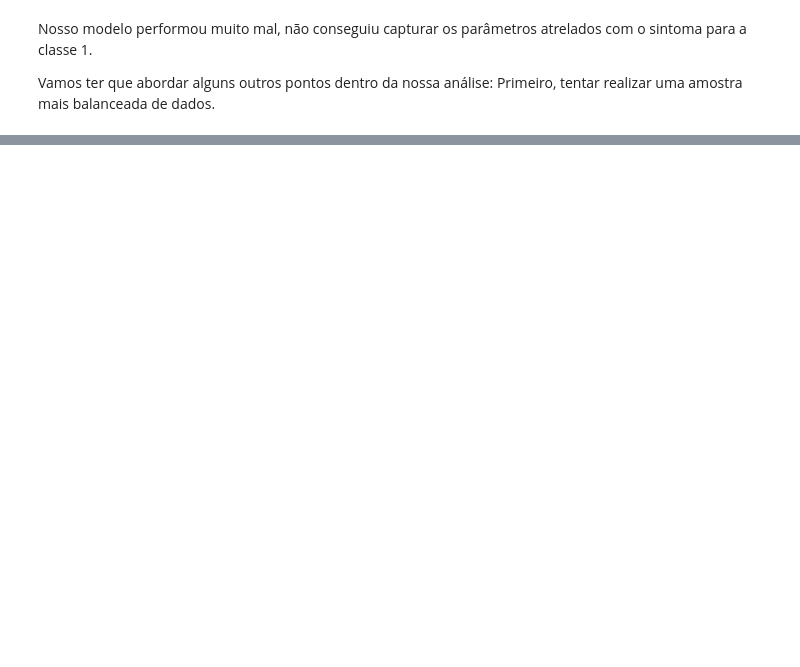
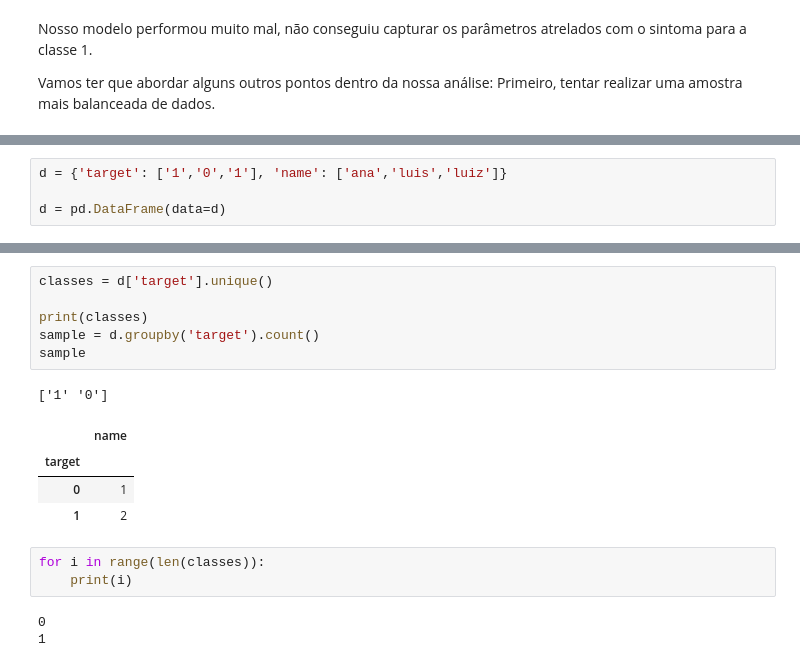
Before and after one commit to LuizAlbino/nhnes-data-project, a Jupyter notebook: logistic-regression.ipynb, the cells around one changed output, grey strips where cells are left out. Saved outputs shown, nothing was run; the diff lists cells and outputs as text; blank space fills up the shorter version.

```diff
--- a/logistic-regression.ipynb
+++ b/logistic-regression.ipynb
@@ -196,0 +242,4 @@ Vamos ter que abordar alguns outros pontos dentro da nossa análise: Primeiro, t
+# %%
+d = {'target': ['1','0','1'], 'name': ['ana','luis','luiz']}
+
+d = pd.DataFrame(data=d)
@@ -196,0 +257,18 @@ Vamos ter que abordar alguns outros pontos dentro da nossa análise: Primeiro, t
+# %%
+classes = d['target'].unique()
+
+print(classes)
+sample = d.groupby('target').count()
+sample
+# %% [output]
+['1' '0']
+|  | name |
+| target |  |
+| 0 | 1 |
+| 1 | 2 |
+# %%
+for i in range(len(classes)):
+    print(i)
+# %% [output]
+0
+1
```
Also changed, not shown: parts of 26 cells of this notebook.
